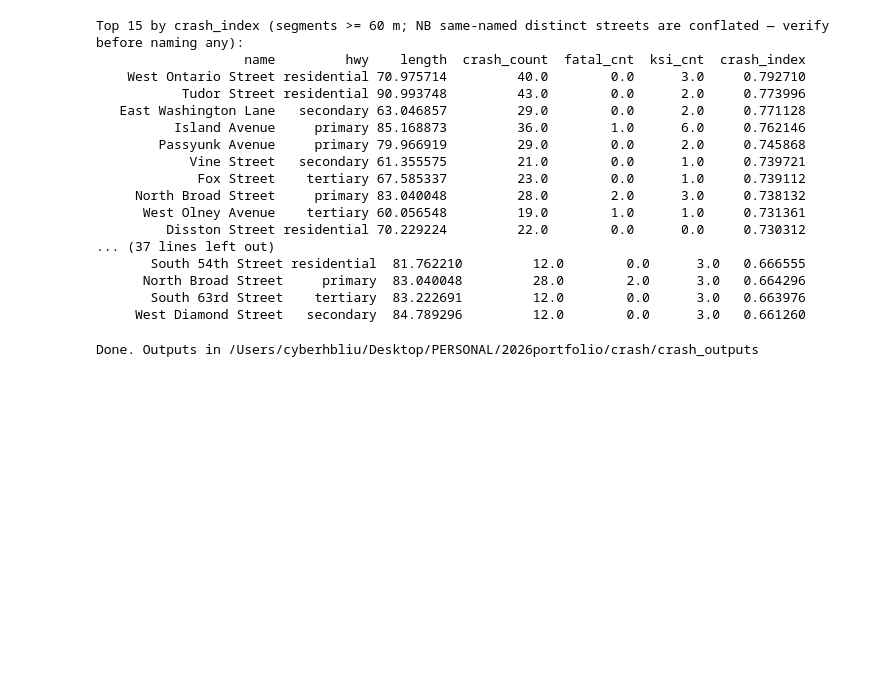
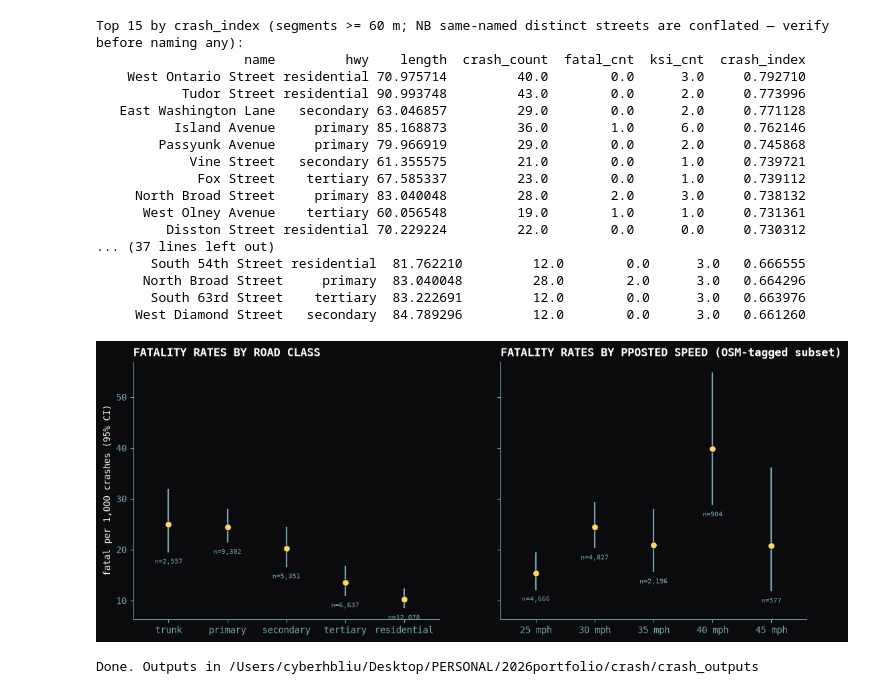
Before and after one commit to cyber-hbliu/Urban-Street-Networks-and-Interactive-Web-Maps, a Jupyter notebook: update.ipynb, the cells around one changed output. Cells and saved outputs as stored; diff of their text form; code cells hidden in the pictures; blank space fills up the shorter version.

```diff
--- a/update.ipynb
+++ b/update.ipynb
@@ -247,6 +250,6 @@ for pct in (1, 5, 12):
     print(f"  top {pct:>2}% of length: {cum_c[k]/n_crash*100:5.1f}% of crashes"
           f" | {cum_f[k]/n_fatal*100:5.1f}% of fatal"
           f" | {cum_k[k]/n_ksi*100:5.1f}% of KSI"
-          f"   (fatal below crash share = deaths escape volume targeting)")
+          f"   (compare fatal vs crash share: gap = deviation from random)")
 # %% [output]
 Volume-targeting capture (rank by crash index):
@@ -595,7 +598,10 @@ for y in years:
     fig.savefig(OUT / f"crash_index_map_{y}.png", dpi=400,
                 bbox_inches="tight"); plt.close(fig)
 # %%
-t = crash_geo[crash_geo["hour_of_day"] <= 23].copy()
+t = crash_geo[crash_geo["hour_of_day"] <= 24].copy()
+if len(t) / len(crash_geo) < 0.5:
+    print(f"\nWARNING: only {len(t)} of {len(crash_geo)} crashes have "
+          f"hour_of_day <= 24; check the raw data for coding issues.")
 t["hour_of_day"] = t["hour_of_day"].astype(int)   # arrives float upstream
 print("hour values present:", sorted(t["hour_of_day"].unique()),
       " <- if 0 is missing and 24 was filtered out, coding is 1-24 not 0-23")
@@ -716,12 +729,12 @@ hc = (t.groupby("hour_of_day").size() / len(t) * 100) \
 hf = (t.loc[t["fatal"]].groupby("hour_of_day").size()
       / t["fatal"].sum() * 100).reindex(range(24)).fillna(0)
 fig, ax = plt.subplots(figsize=(12, 6))
-ax.plot(hc.index, hc.values, color=GOLD, lw=1.8, label="percentage of crashes")
+ax.plot(hc.index, hc.values, color=GOLD, lw=1.8, label="share of crashes")
 ax.plot(hf.index, hf.values, color=PULSE,
-        lw=1.8, label="percentage of fatal crashes")
+        lw=1.8, label="share of fatal crashes")
 ax.set_xticks(range(0, 24, 3))
-ax.set_xlabel("hour of day"); ax.set_ylabel("percentage (%)")
-ax.set_title("CRASHES TEMPORAL DISTRIBUTION BY HOUR", loc="left")
+ax.set_xlabel("hour of day"); ax.set_ylabel("share (%)")
+ax.set_title("CRASHES AND DEATHS KEEP DIFFERENT CLOCKS", loc="left")
 ax.legend(frameon=False)
 fig.savefig(OUT / "temporal_divergence.png", dpi=400, bbox_inches="tight")
 plt.close(fig)
@@ -762,6 +775,38 @@ Top 15 by crash_index (segments >= 60 m; NB same-named distinct streets are conf
       North Broad Street     primary  83.040048         28.0        2.0      3.0   0.664296
        South 63rd Street    tertiary  83.222691         12.0        0.0      3.0   0.663976
      West Diamond Street   secondary  84.789296         12.0        0.0      3.0   0.661260
+# %%
+def wilson1k(k, n, z=1.96):
+    p = k / n
+    d = 1 + z * z / n
+    c = (p + z * z / (2 * n)) / d
+    h = z * np.sqrt(p * (1 - p) / n + z * z / (4 * n * n)) / d
+    return (c - h) * 1000, (c + h) * 1000
+
+fig, axes = plt.subplots(1, 2, figsize=(13, 5), sharey=True)
+order = ["trunk", "primary", "secondary", "tertiary", "residential"]
+cls = by_class.loc[[o for o in order if o in by_class.index]].reset_index()
+spd = sp[sp["crashes"] >= 100].reset_index()
+spd["mph"] = spd["maxspeed"].str.extract(r"(\d+)").astype(int)
+spd = spd.sort_values("mph").reset_index(drop=True)
+
+for ax, df, lab, title in [
+    (axes[0], cls, "hwy", "FATALITY RATES BY ROAD CLASS"),
+        (axes[1], spd, "maxspeed", "FATALITY RATES BY PPOSTED SPEED (OSM-tagged subset)")]:
+    for i, r in df.iterrows():
+        lo, hi = wilson1k(r["fatal"], r["crashes"])
+        ax.plot([i, i], [lo, hi], color=DIM, lw=1.6)
+        ax.scatter(i, 1000 * r["fatal"] / r["crashes"], color=GOLD, s=48,
+                   zorder=3, edgecolors=INK, linewidths=0.6)
+        ax.annotate(f"n={int(r['crashes']):,}", (i, lo), xytext=(0, -13),
+                    textcoords="offset points", ha="center", fontsize=7, color=DIM)
+    ax.set_xticks(range(len(df)), df[lab])
+    ax.set_title(title, loc="left")
+    ax.set_xlim(-0.6, len(df) - 0.4)
+axes[0].set_ylabel("fatal per 1,000 crashes (95% CI)")
+fig.savefig(OUT / "severity_design_gradient.png", dpi=400, bbox_inches="tight")
+# %% [output]
+[figure, added]
 # %%
 keep_cols = ["name", "hwy", "crash_count", "fatal_cnt", "ksi_cnt",
              "long_snap_cnt", "crash_index", "fatal_index", "ksi_index",
```
Also changed, not shown: parts of 11 cells of this notebook.
